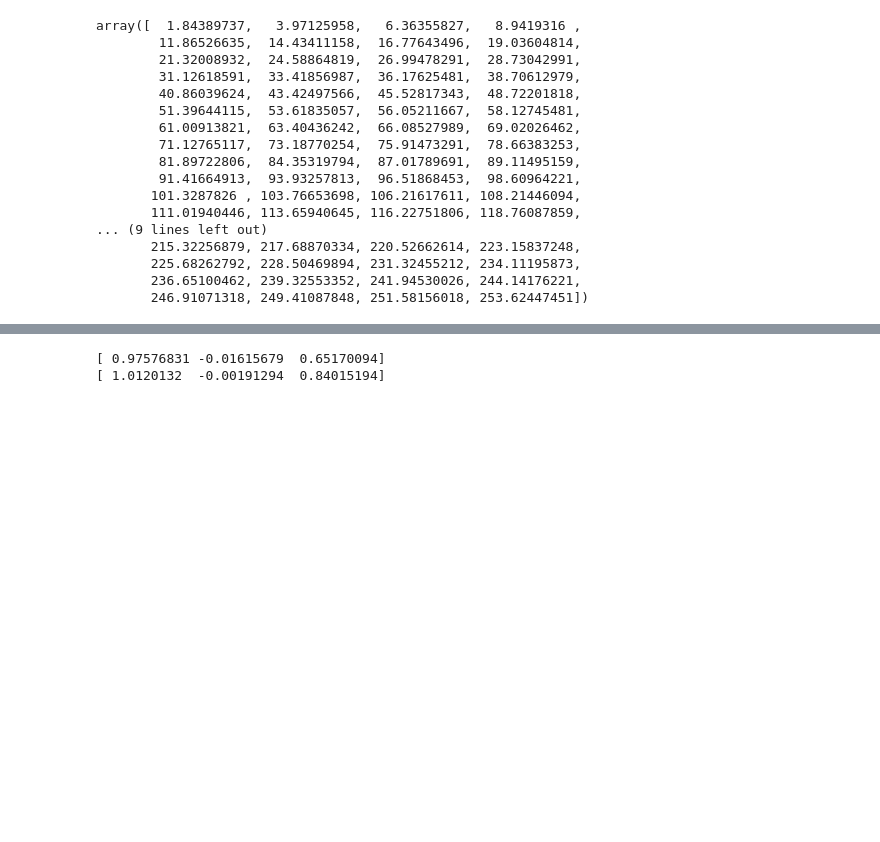
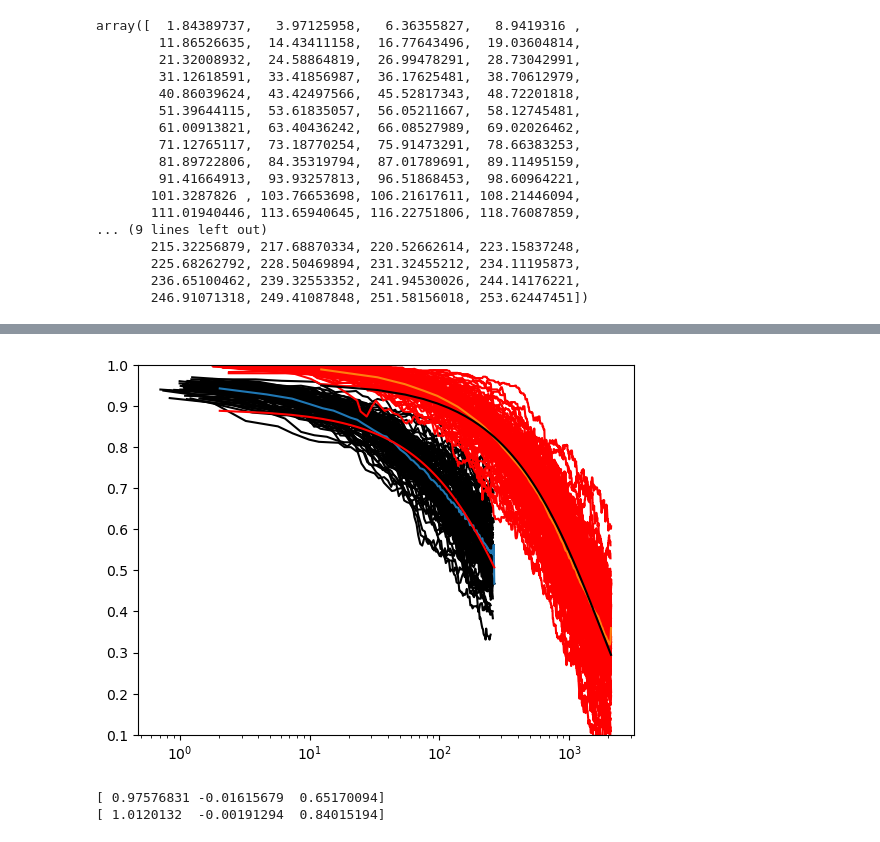
Before and after one commit to HugoLeRoy94/Parallel_gillespie, a Jupyter notebook: Test.ipynb, the cells around one changed output, grey strips where cells are left out. Saved outputs shown, nothing was run; the diff lists cells and outputs as text; code cells hidden in the pictures; blank space fills up the shorter version.

```diff
--- a/Test.ipynb
+++ b/Test.ipynb
@@ -141,3 +157,31 @@ plt.ylim(0.1,1)
+# %%
+for i in range(100):#data.data.shape[0]):
+    plt.plot(data.time[i][0],data.data[i][0],color='black')
+for i in range(100):#data.data.shape[0]):
+    plt.plot(data.time[i][-1],data.data[i][-1],color='red')
+plt.plot(data.binned_time[0],data.average_data[0])
+plt.plot(data.binned_time[-1],data.average_data[-1])
+from scipy.optimize import curve_fit
+def exp_func(x, a, b):
+    alpha=1
+    return a * np.exp(b* x**alpha)
+params0, covariance0 = curve_fit(exp_func, data.binned_time[0],data.average_data[0],p0 =(1,10**-4))
+x_model = np.linspace(min(data.binned_time[0]), max(data.binned_time[0]), 100) # Generate x-values for plotting the fitted curve
+y_model = exp_func(x_model, *params0) # Calculate y-values using the fitted parameters
+plt.plot(x_model, y_model, label='Fitted Exponential Curve', color='red')
+params_1, covariance = curve_fit(exp_func, data.binned_time[-1],data.average_data[-1],(1,10**-4))
+x_model = np.linspace(min(data.binned_time[-1]), max(data.binned_time[-1]), 100) # Generate x-values for plotting the fitted curve
+y_model = exp_func(x_model, *params_1) # Calculate y-values using the fitted parameters
+plt.plot(x_model, y_model, label='Fitted Exponential Curve', color='black')
+
+
+
+plt.xscale('log')
+#plt.xscale('log')
+plt.ylim(0.1,1)
+#plt.savefig('line.svg')
+# %% [output]
+[figure, added]
 # %%
 print(params0)
 print(params_1)
```
Also changed, not shown: parts of 8 cells of this notebook.
